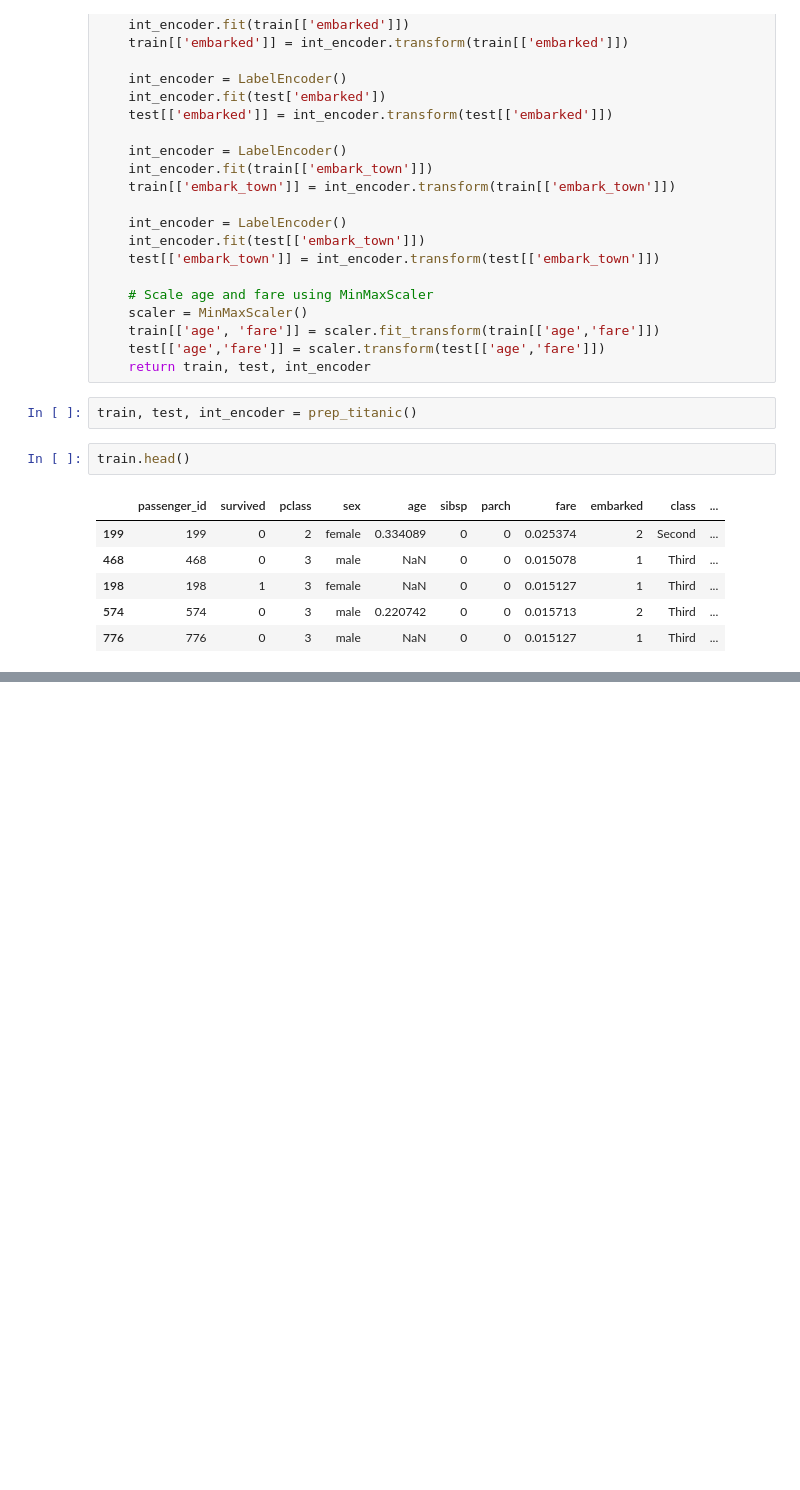
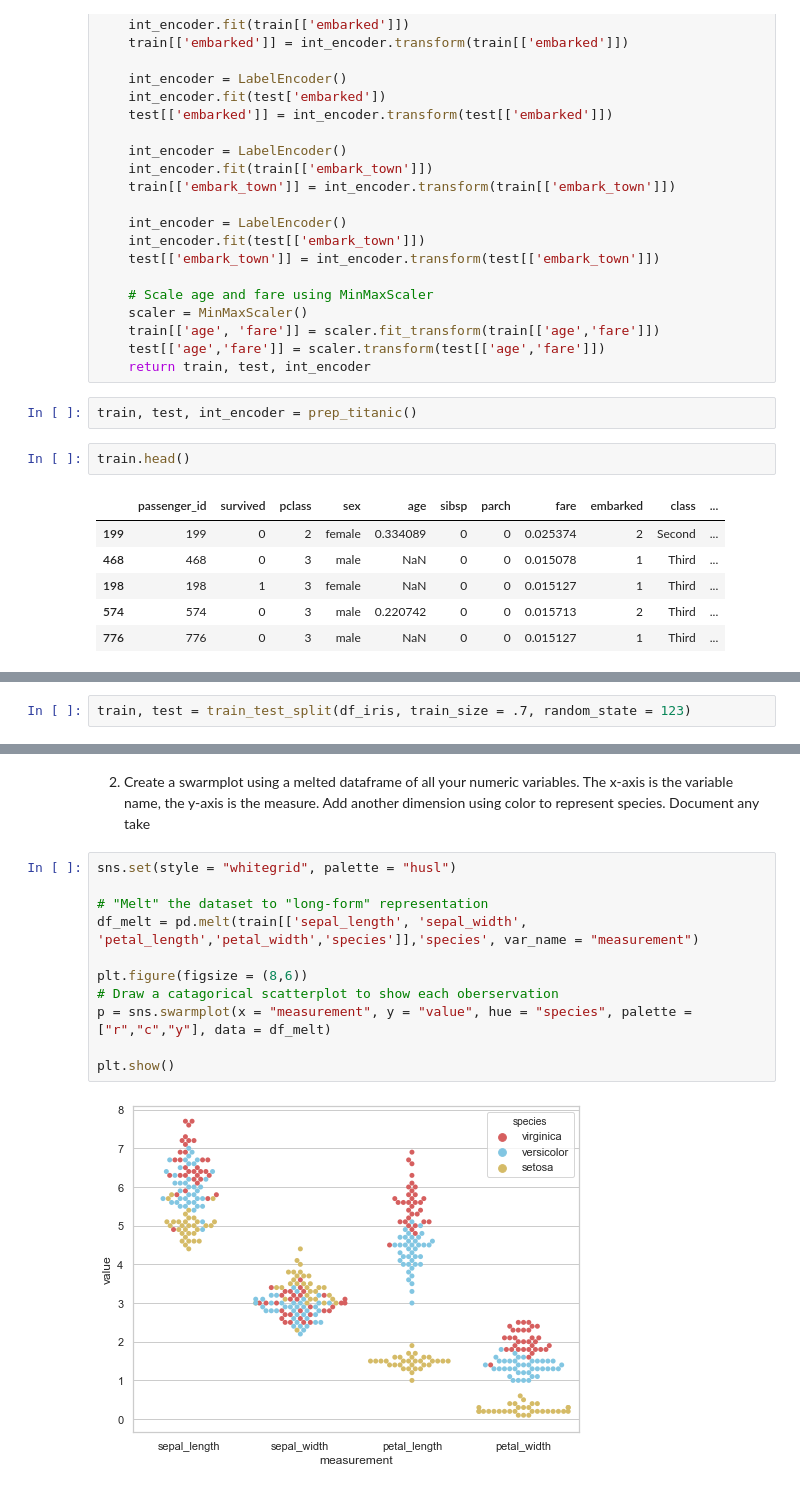
Before and after one commit to SaraPena/ds-methodologies-exercises, a Jupyter notebook: classification/classification_exercises.ipynb, the cells around one changed output, grey strips where cells are left out. Cells and saved outputs as stored; diff of their text form; blank space fills up the shorter version.

```diff
--- a/classification/classification_exercises.ipynb
+++ b/classification/classification_exercises.ipynb
@@ -730,0 +822,2 @@ train.head()
+# %%
+train, test = train_test_split(df_iris, train_size = .7, random_state = 123)
@@ -730,0 +854,15 @@ train.head()
+# %% [markdown]
+2. Create a swarmplot using a melted dataframe of all your numeric variables. The x-axis is the variable name, the y-axis is the measure. Add another dimension using color to represent species. Document any take
+# %%
+sns.set(style = "whitegrid", palette = "husl")
+
+# "Melt" the dataset to "long-form" representation
+df_melt = pd.melt(train[['sepal_length', 'sepal_width', 'petal_length','petal_width','species']],'species', var_name = "measurement")
+
+plt.figure(figsize = (8,6))
+# Draw a catagorical scatterplot to show each oberservation
+p = sns.swarmplot(x = "measurement", y = "value", hue = "species", palette = ["r","c","y"], data = df_melt)
+
+plt.show()
+# %% [output]
+[figure, added]
```
Also changed, not shown: parts of 26 cells of this notebook.
